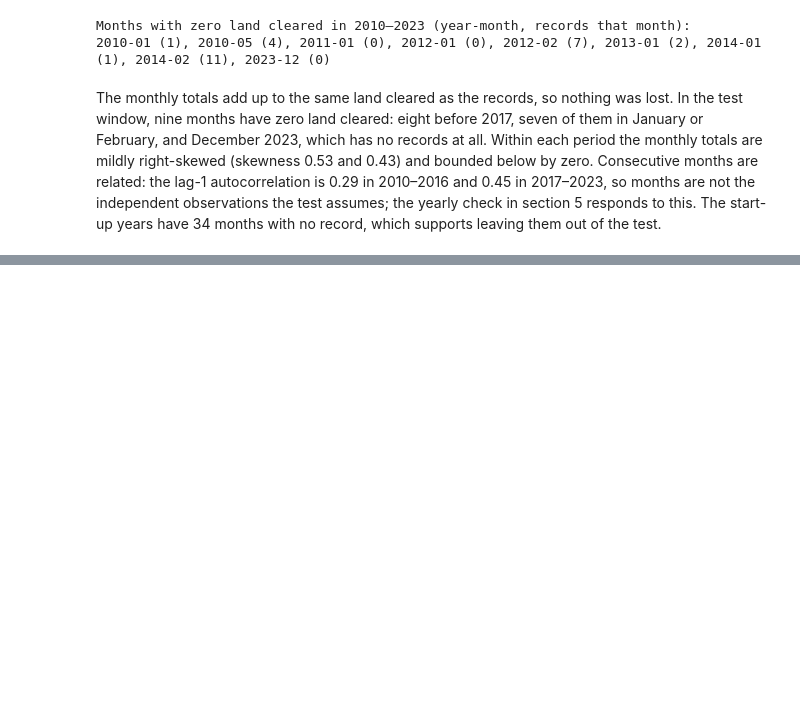
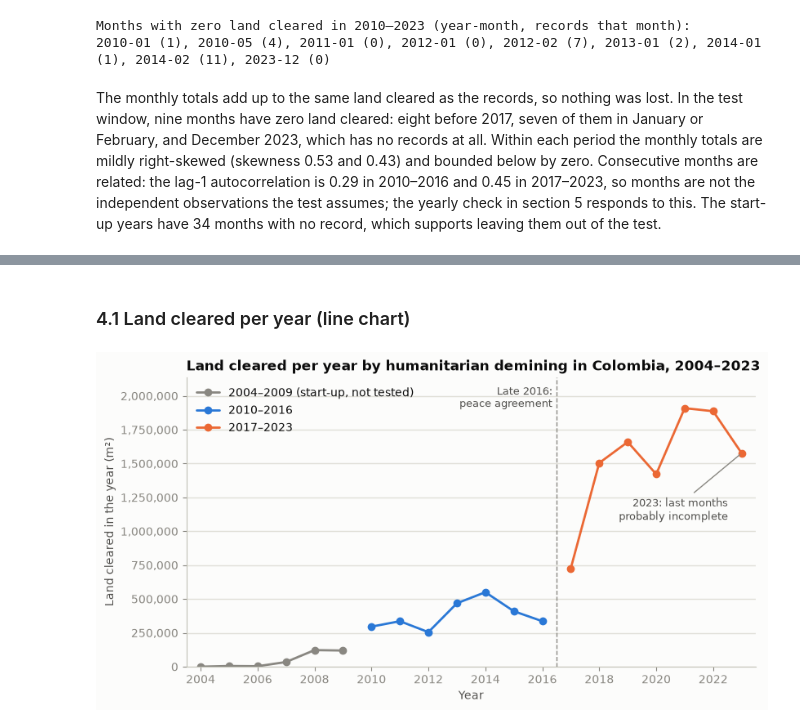
Before and after one commit to travisrcarlson/statistical-analysis-project, a Jupyter notebook: analysis.ipynb, the cells around one changed output, grey strips where cells are left out. Drawn from its saved outputs; the diff is of its cells as text; code cells hidden in the pictures; blank space fills up the shorter version.

```diff
--- a/analysis.ipynb
+++ b/analysis.ipynb
@@ -529,0 +534,41 @@ The monthly totals add up to the same land cleared as the records, so nothing wa
+# %%
+def save_fig(fig, name):
+    """Save a figure to the figures folder at print resolution and return its path."""
+    path = FIG_DIR / name
+    fig.savefig(path, dpi=200, bbox_inches="tight")
+    return path
+
+
+yearly = df.groupby("year")["area_cleared_m2"].sum().to_frame()
+yearly["period"] = yearly.index.map(period_of)
+test_months = monthly[monthly["period"].isin([BEFORE, AFTER])]
+ORDER = [BEFORE, AFTER]
+# %% [markdown]
+### 4.1 Land cleared per year (line chart)
+# %%
+fig, ax = plt.subplots(figsize=(9, 4.6))
+for period in [START_UP, BEFORE, AFTER]:
+    part = yearly[yearly["period"] == period]
+    label = f"{period} (start-up, not tested)" if period == START_UP else period
+    ax.plot(part.index, part["area_cleared_m2"], color=PERIOD_COLOURS[period], marker="o",
+            markersize=6, label=label, solid_capstyle="round", solid_joinstyle="round")
+top = yearly["area_cleared_m2"].max() * 1.12
+ax.axvline(2016.5, color=MUTED, linewidth=1, linestyle="--")
+ax.text(2016.35, top * 0.97, "Late 2016:\npeace agreement", ha="right", va="top", color=INK_2, fontsize=9)
+last = yearly.loc[2023, "area_cleared_m2"]
+ax.annotate("2023: last months\nprobably incomplete", xy=(2023, last), xytext=(-12, -38),
+            textcoords="offset points", ha="right", va="top", color=INK_2, fontsize=9,
+            arrowprops={"arrowstyle": "-", "color": MUTED, "linewidth": 1})
+ax.set_title("Land cleared per year by humanitarian demining in Colombia, 2004–2023")
+ax.set_xlabel("Year")
+ax.set_ylabel("Land cleared in the year (m²)")
+ax.yaxis.set_major_formatter(THOUSANDS)
+ax.set_xticks(range(2004, 2024, 2))
+ax.set_xlim(2003.5, 2023.5)
+ax.set_ylim(0, top)
+ax.grid(axis="x", visible=False)
+ax.legend(loc="upper left")
+save_fig(fig, "01_land_cleared_per_year.png")
+plt.show()
+# %% [output]
+[figure, added]
```
Also changed, not shown: parts of 10 cells of this notebook, 3 other files.
